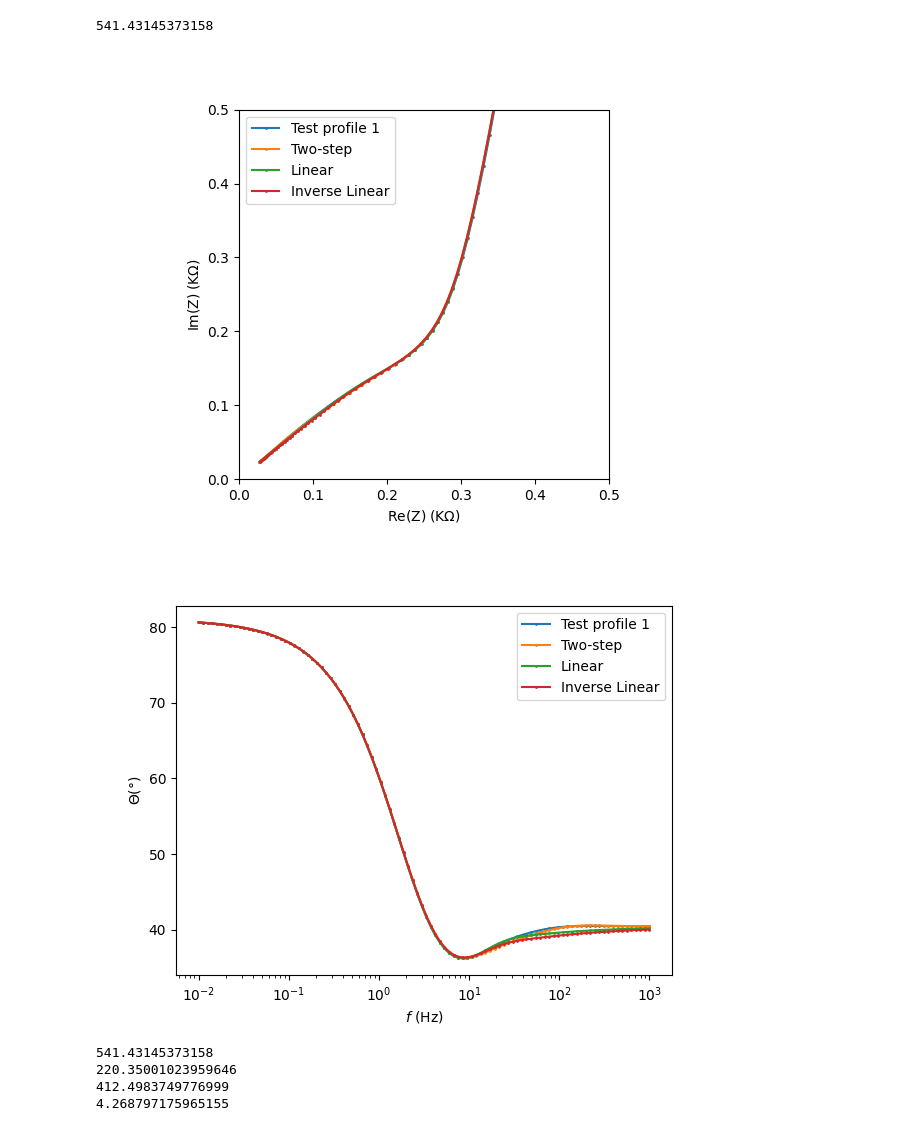
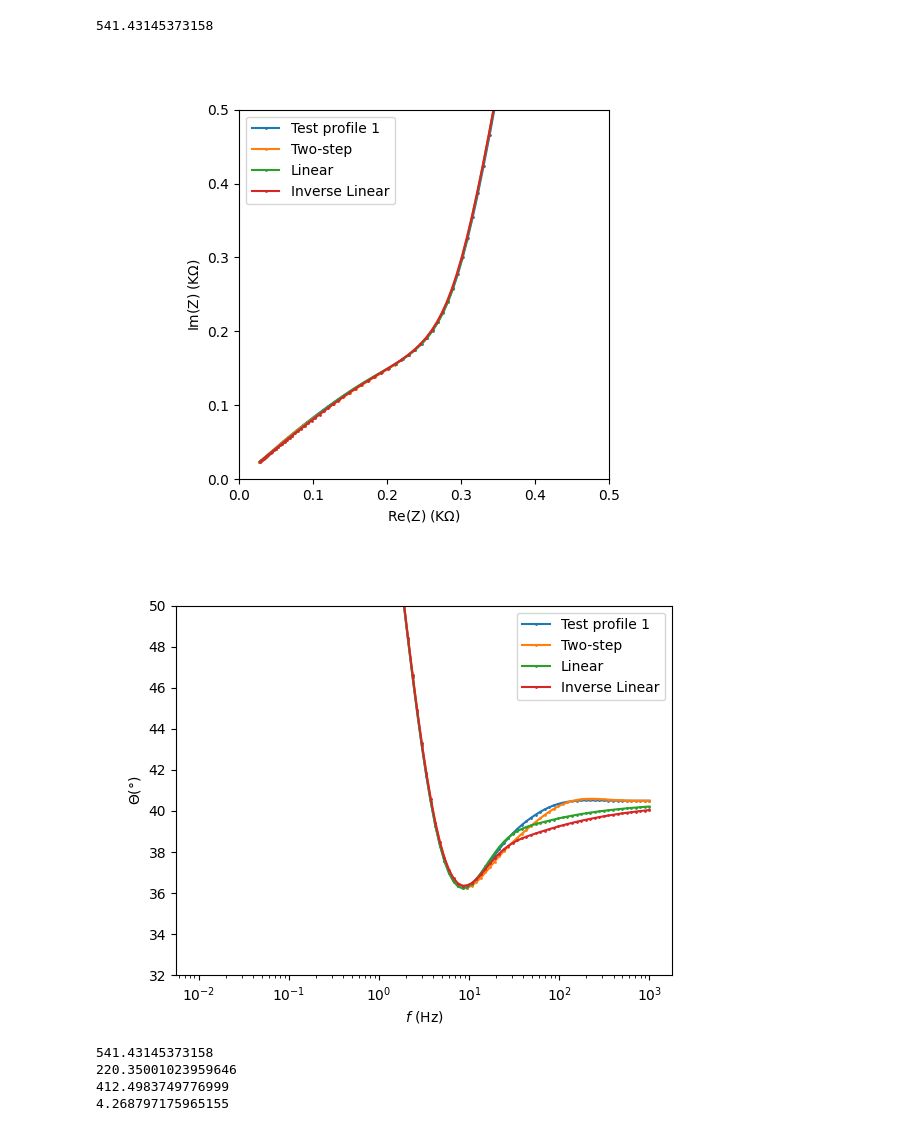
Before and after one commit to Yugal0/fitting-gen-arbitrary-eis, a Jupyter notebook: main_prof_1.ipynb, the cells around one changed output. Saved outputs shown, nothing was run; the diff lists cells and outputs as text; code cells hidden in the pictures.

```diff
--- a/main_prof_1.ipynb
+++ b/main_prof_1.ipynb
@@ -272,35 +272,36 @@ ax.set_xlim(0,0.5)
 ax.set_ylim(0,0.5)
 ax.legend()
 # fig.savefig("nyq_prof1.png",dpi=400)
 fig.savefig("nyqfulltwo_demo.png",dpi=500)
 # ax.legend()
 # ax.xaxis.set_minor_locator(MultipleLocator(0.1))
 # ax.grid(True)
 
 fig2, ax2=plt.subplots()
 ax2.plot(freq_range,-np.angle(z_arbi,deg=True),marker=".",label="Test profile 1",ms=2)
 
 # ax2.plot(freq_range[int(len(freq_range)/2):len(freq_range)],np.full(int(len(freq_range)/2),-np.angle(z_arbi[len(z_arbi)-1],deg=True)),linestyle="--",color="black",label="Arbitrary")
 
 # np.full(int(len(freq_range)/2),np.full(len(freq_range)-np.min(-np.angle(z,deg=True))))
 
 # ax2.plot(freq_range[int(len(freq_range)/2):len(freq_range)],np.full(int(len(freq_range)/2),np.min(-np.angle(z,deg=True))),linestyle="--",color="black",label="Arbitrary")
 
 ax2.plot(np.logspace(-2,3,100),-np.angle(z_two,deg=True),marker=".",label="Two-step",ms=2)
 ax2.plot(np.logspace(-2,3,100),-np.angle(z_lin,deg=True),marker=".",label="Linear",ms=2)
 ax2.plot(np.logspace(-2,3,100),-np.angle(z_ilin,deg=True),marker=".",label="Inverse Linear",ms=2)
 ax2.legend()
 # axx.yaxis.set_minor_locator(MultipleLocator(0.5))
 ax2.set_ylabel("$\Theta (\degree)$")
 ax2.set_xlabel("$f$ (Hz)")
 ax2.set_xscale("log")
-# ax2.set_ylim(32,50)
+ax2.set_ylim(32,50)
+# ax2.set_xmargin(1)
 fig2.savefig("bode_prof1.png",dpi=400)
 # fig2.savefig("bodetwo_demo.png",dpi=500)
 # ax2.grid(True)
 # %% [output]
 [figure]
-[figure, old version]
+[figure, new version]
 # %%
 # print(dip_angle)
 # print(R1_by_R2_two)
```
Also changed, not shown: 1 other file.
